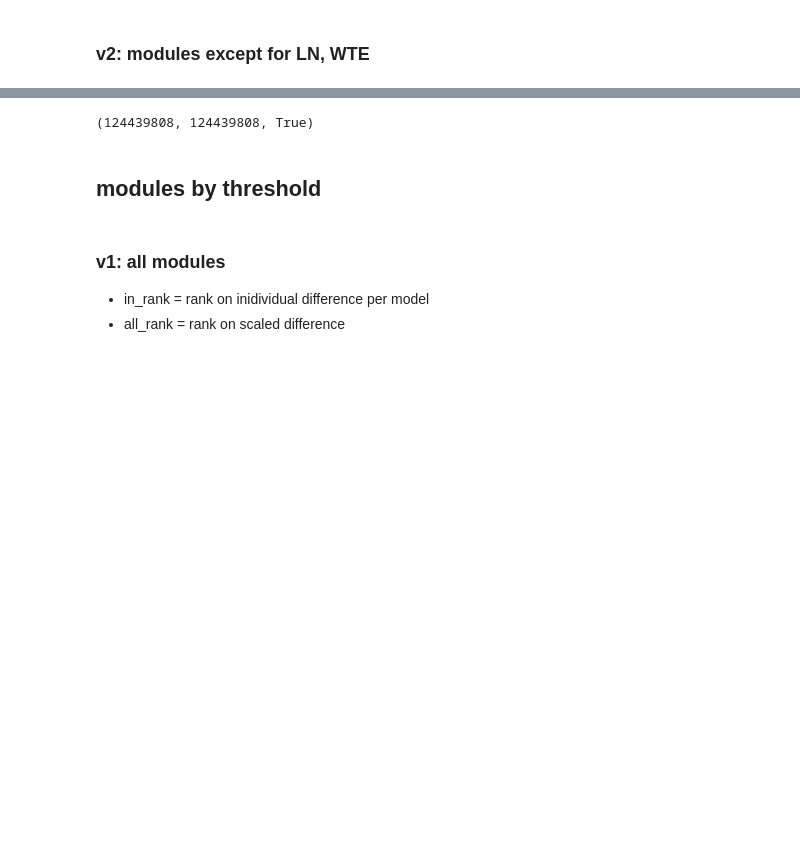
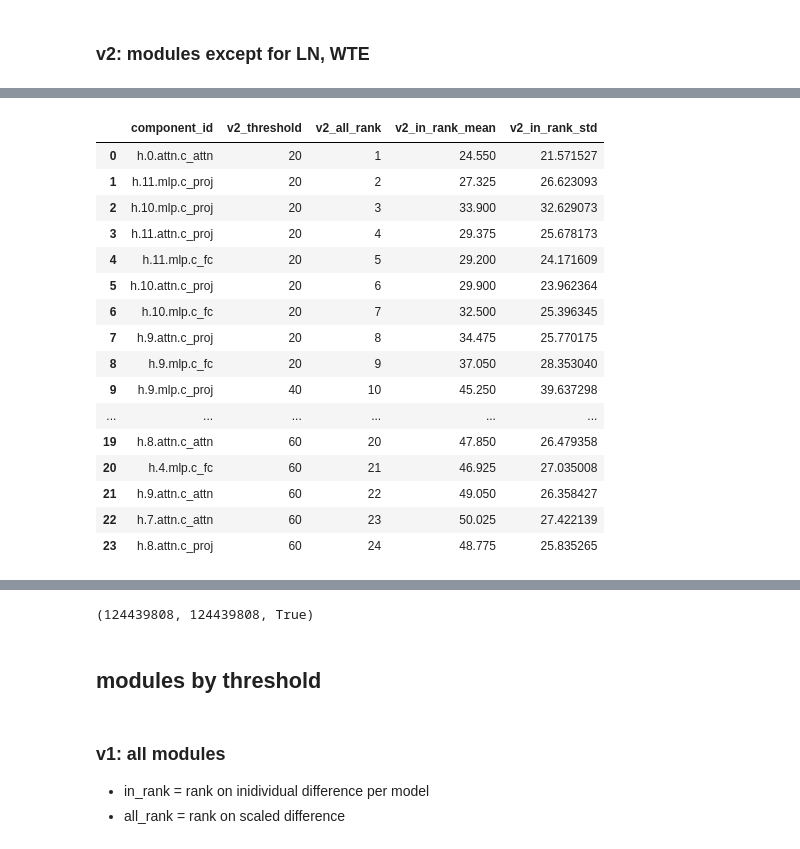
Before and after one commit to joonable/domain_adaptation_m2d2, a Jupyter notebook: 230630_modules_vs_submodules.ipynb, the cells around one changed output, grey strips where cells are left out. Saved outputs shown, nothing was run; the diff lists cells and outputs as text; code cells hidden in the pictures; blank space fills up the shorter version.

```diff
--- a/230630_modules_vs_submodules.ipynb
+++ b/230630_modules_vs_submodules.ipynb
@@ -400,0 +495,22 @@ df_submodules.loc[df_submodules.is_localised, ["layer", "component_id", "v2_thre
+# %%
+df_submodules.loc[df_submodules.is_localised, ["layer", "component_id", "v2_threshold", "v2_rank"]].sort_values('v2_rank')\
+    .rename({"v2_rank": "v2_all_rank"}, axis=1)\
+    .merge(df_v2.reset_index(), on=["component_id", "layer"], how='left').drop("layer", axis=1).head(24)
+# %% [output]
+|  | component_id | v2_threshold | v2_all_rank | v2_in_rank_mean | v2_in_rank_std |
+| 0 | h.0.attn.c_attn | 20 | 1 | 24.550 | 21.571527 |
+| 1 | h.11.mlp.c_proj | 20 | 2 | 27.325 | 26.623093 |
+| 2 | h.10.mlp.c_proj | 20 | 3 | 33.900 | 32.629073 |
+| 3 | h.11.attn.c_proj | 20 | 4 | 29.375 | 25.678173 |
+| 4 | h.11.mlp.c_fc | 20 | 5 | 29.200 | 24.171609 |
+| 5 | h.10.attn.c_proj | 20 | 6 | 29.900 | 23.962364 |
+| 6 | h.10.mlp.c_fc | 20 | 7 | 32.500 | 25.396345 |
+| 7 | h.9.attn.c_proj | 20 | 8 | 34.475 | 25.770175 |
+| 8 | h.9.mlp.c_fc | 20 | 9 | 37.050 | 28.353040 |
+| 9 | h.9.mlp.c_proj | 40 | 10 | 45.250 | 39.637298 |
+| ... | ... | ... | ... | ... | ... |
+| 19 | h.8.attn.c_attn | 60 | 20 | 47.850 | 26.479358 |
+| 20 | h.4.mlp.c_fc | 60 | 21 | 46.925 | 27.035008 |
+| 21 | h.9.attn.c_attn | 60 | 22 | 49.050 | 26.358427 |
+| 22 | h.7.attn.c_attn | 60 | 23 | 50.025 | 27.422139 |
+| 23 | h.8.attn.c_proj | 60 | 24 | 48.775 | 25.835265 |
```
Also changed, not shown: parts of 22 cells of this notebook, 1 other file.
